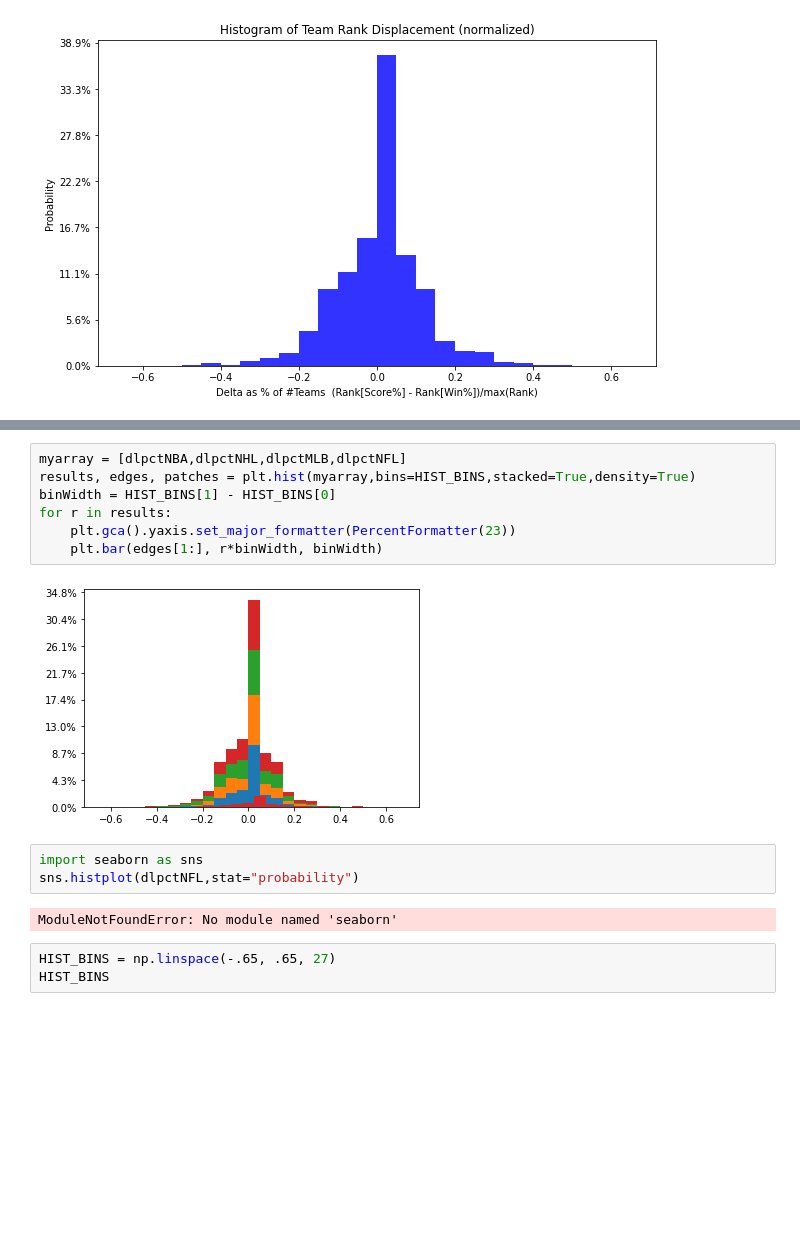
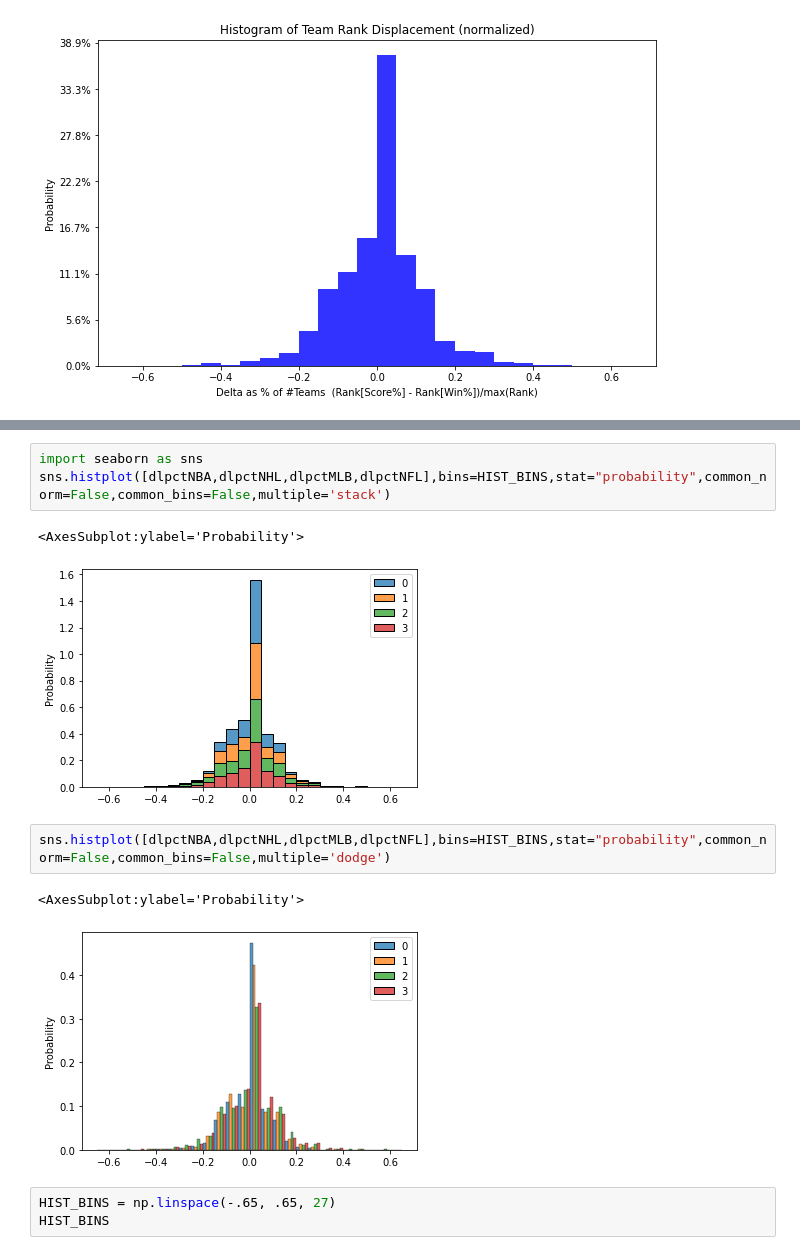
Before and after one commit to conner-mcnicholas/jupyter_notebooks, a Jupyter notebook: SPORT PLOTS.ipynb, the cells around one changed output, grey strips where cells are left out. Saved outputs shown, nothing was run; the diff lists cells and outputs as text; blank space fills up the shorter version.

```diff
--- a/SPORT PLOTS.ipynb
+++ b/SPORT PLOTS.ipynb
@@ -367,17 +330,14 @@ for r in results:
-# %%
-myarray = [dlpctNBA,dlpctNHL,dlpctMLB,dlpctNFL]
-results, edges, patches = plt.hist(myarray,bins=HIST_BINS,stacked=True,density=True)
-binWidth = HIST_BINS[1] - HIST_BINS[0]
-for r in results:
-    plt.gca().yaxis.set_major_formatter(PercentFormatter(23))
-    plt.bar(edges[1:], r*binWidth, binWidth)
-# %% [output]
-[figure, removed]
-# %%
-import seaborn as sns
-sns.histplot(dlpctNFL,stat="probability")
-# %% [output]
-ModuleNotFoundError: No module named 'seaborn'
+# %%
+import seaborn as sns
+sns.histplot([dlpctNBA,dlpctNHL,dlpctMLB,dlpctNFL],bins=HIST_BINS,stat="probability",common_norm=False,common_bins=False,multiple='stack')
+# %% [output]
+<AxesSubplot:ylabel='Probability'>
+[figure, added]
+# %%
+sns.histplot([dlpctNBA,dlpctNHL,dlpctMLB,dlpctNFL],bins=HIST_BINS,stat="probability",common_norm=False,common_bins=False,multiple='dodge')
+# %% [output]
+<AxesSubplot:ylabel='Probability'>
+[figure, added]
 # %%
 HIST_BINS = np.linspace(-.65, .65, 27)
 HIST_BINS
```
Also changed, not shown: parts of 13 cells of this notebook.
